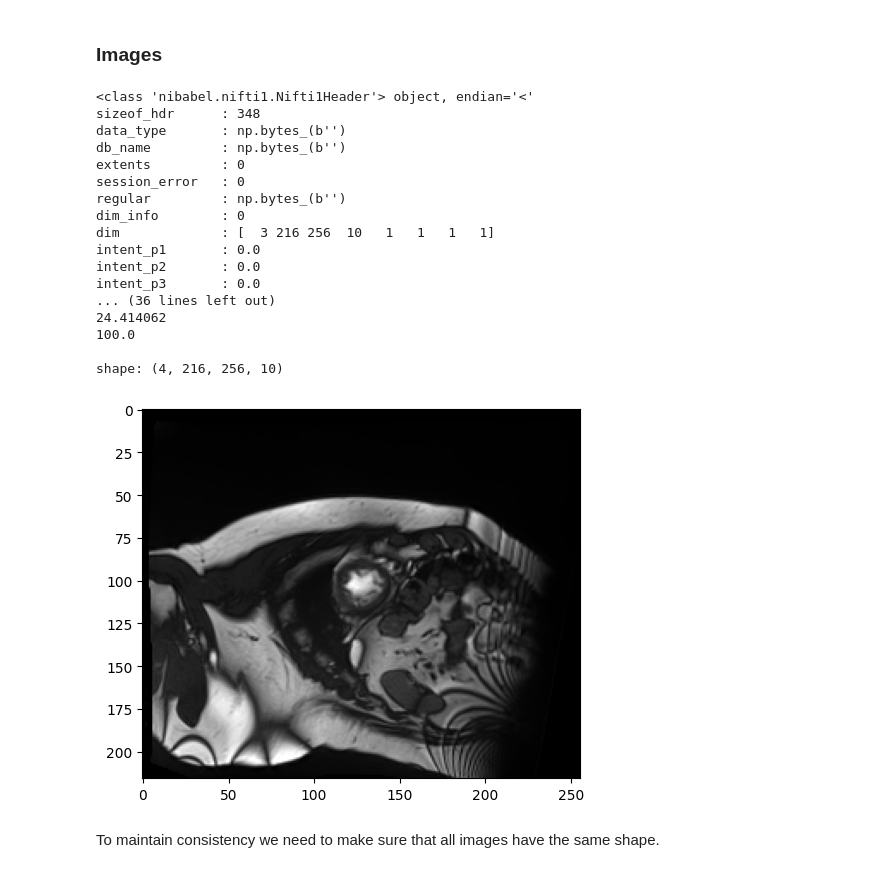
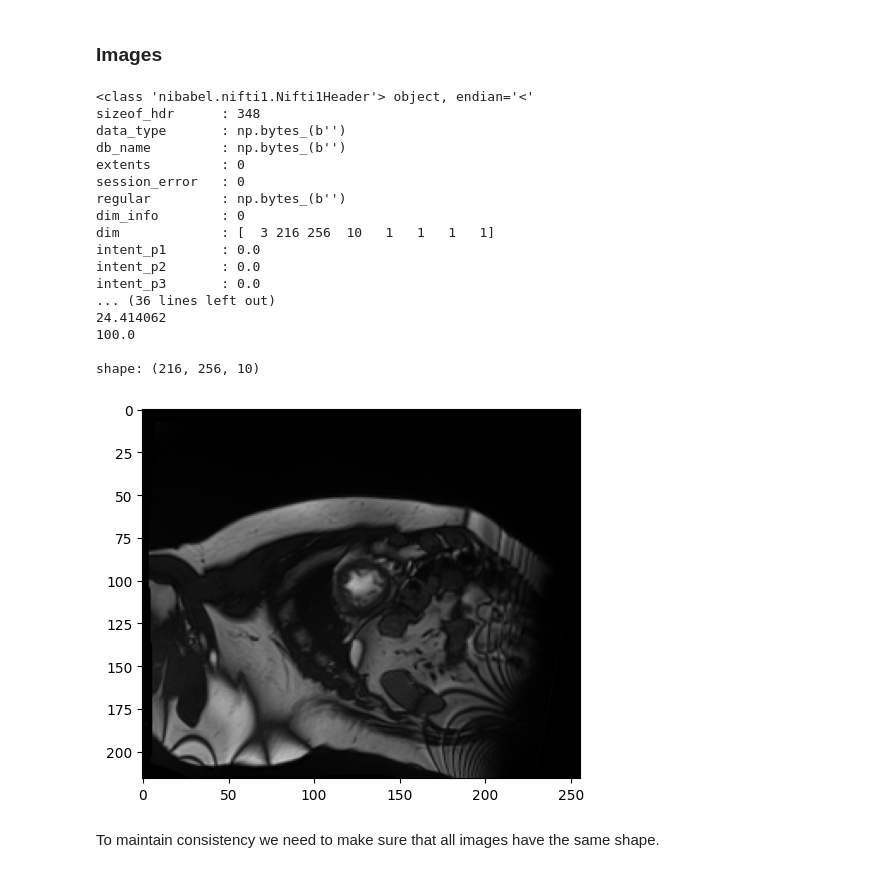
Before and after one commit to Vinschers/telecom-paris, a Jupyter notebook: image/im05-image-learning/project/project.ipynb, the cells around one changed output. Saved outputs shown, nothing was run; the diff lists cells and outputs as text; code cells hidden in the pictures.

```diff
--- a/image/im05-image-learning/project/project.ipynb
+++ b/image/im05-image-learning/project/project.ipynb
@@ -39,19 +52,26 @@ from skimage import morphology
+# %%
+subject = namedtuple("Subject", ["ed", "ed_seg", "es", "es_seg"])
 # %%
-def read_nii(path):
+def read_nii(path, normalize=False):
     nii = nib.load(path)
-    return nii, np.array(nii.get_fdata())
+    mri = np.array(nii.get_fdata())
+
+    if normalize:
+        mri = (mri - mri.min()) / (mri.max() - mri.min())
+
+    return MRI(mri, nii)
 
 
-def read_subject(i, data_dir="./Dataset"):
+def read_subject(i, data_dir="./Dataset", nii=False):
     root = os.path.join(data_dir, "Test" if i > 100 else "Train")
     pad_i = str(i).zfill(3)
 
-    nii_ed, ed = read_nii(os.path.join(root, pad_i, pad_i + "_ED.nii"))
-    nii_ed_seg, ed_seg = read_nii(os.path.join(root, pad_i, pad_i + "_ED_seg.nii"))
-    nii_es, es = read_nii(os.path.join(root, pad_i, pad_i + "_ES.nii"))
-    nii_es_seg, es_seg = read_nii(os.path.join(root, pad_i, pad_i + "_ES_seg.nii"))
+    ed = read_nii(os.path.join(root, pad_i, pad_i + "_ED.nii"), True)
+    ed_seg = read_nii(os.path.join(root, pad_i, pad_i + "_ED_seg.nii"))
+    es = read_nii(os.path.join(root, pad_i, pad_i + "_ES.nii"), True)
+    es_seg = read_nii(os.path.join(root, pad_i, pad_i + "_ES_seg.nii"))
 
-    return np.stack((nii_ed, nii_ed_seg, nii_es, nii_es_seg)), np.stack((ed, ed_seg, es, es_seg))
+    return subject(ed, ed_seg, es, es_seg)
 
 
 def read_metadata(data_dir="./Dataset"):
@@ -69,6 +89,8 @@ def mri_height(nii):
     return z * nii.shape[2]
 # %% [markdown]
 ## Exploring data
+# %%
+subjects = [read_subject(i) for i in range(1, 101)]
 # %% [markdown]
 ### Images
 # %%
@@ -77,7 +99,7 @@ def video(mri, seg=None):
 
     fig, ax = plt.subplots()
 
-    im = ax.imshow(mri[:, :, 0], cmap='gray', animated=True)
+    im = ax.imshow(mri[:, :, 0], cmap='gray', animated=True, vmin=0, vmax=1)
 
     if seg is not None:
         seg_overlay = np.zeros((M, N, 4))
@@ -103,15 +125,14 @@ def video(mri, seg=None):
 
     plt.close(fig)
 # %%
-nii, _ = read_nii("./Dataset/Train/001/001_ED.nii")
-print(nii.header)
-print(nii.affine)
-print(voxel_volume(nii))
-print(mri_height(nii))
+ed = read_nii("./Dataset/Train/001/001_ED.nii")
+print(ed.nii.header)
+print(ed.nii.affine)
+print(voxel_volume(ed.nii))
+print(mri_height(ed.nii))
 
-_, mri = read_subject(1)
 print()
-print(f"shape: {mri.shape}")
+print(f"shape: {subjects[0].ed.shape}")
 # %% [output]
 <class 'nibabel.nifti1.Nifti1Header'> object, endian='<'
 sizeof_hdr      : 348
@@ -129,11 +150,11 @@ intent_p3       : 0.0
 24.414062
 100.0
 
-shape: (4, 216, 256, 10)
+shape: (216, 256, 10)
 # %%
-video(mri[0])
+video(subjects[0].ed)
 # %% [output]
-[figure, old version]
+[figure, new version]
 # %% [markdown]
 To maintain consistency we need to make sure that all images have the same shape.
 # %%
```
Also changed, not shown: parts of 24 cells of this notebook, 9 other files.
